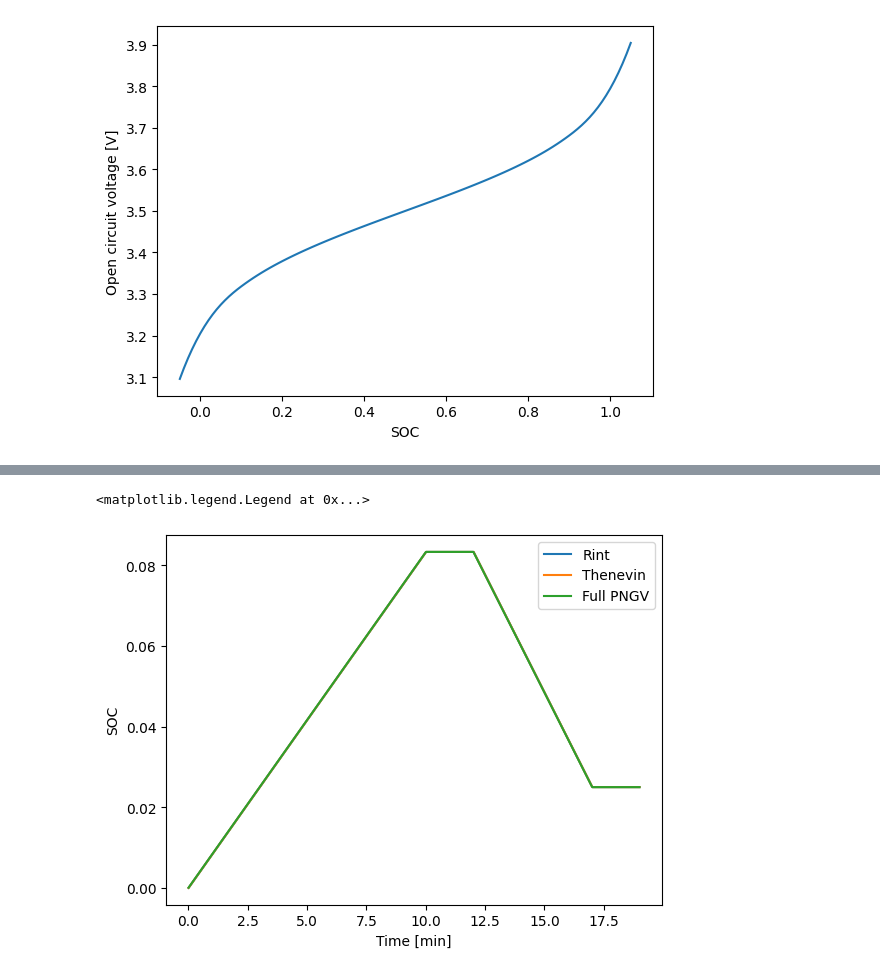
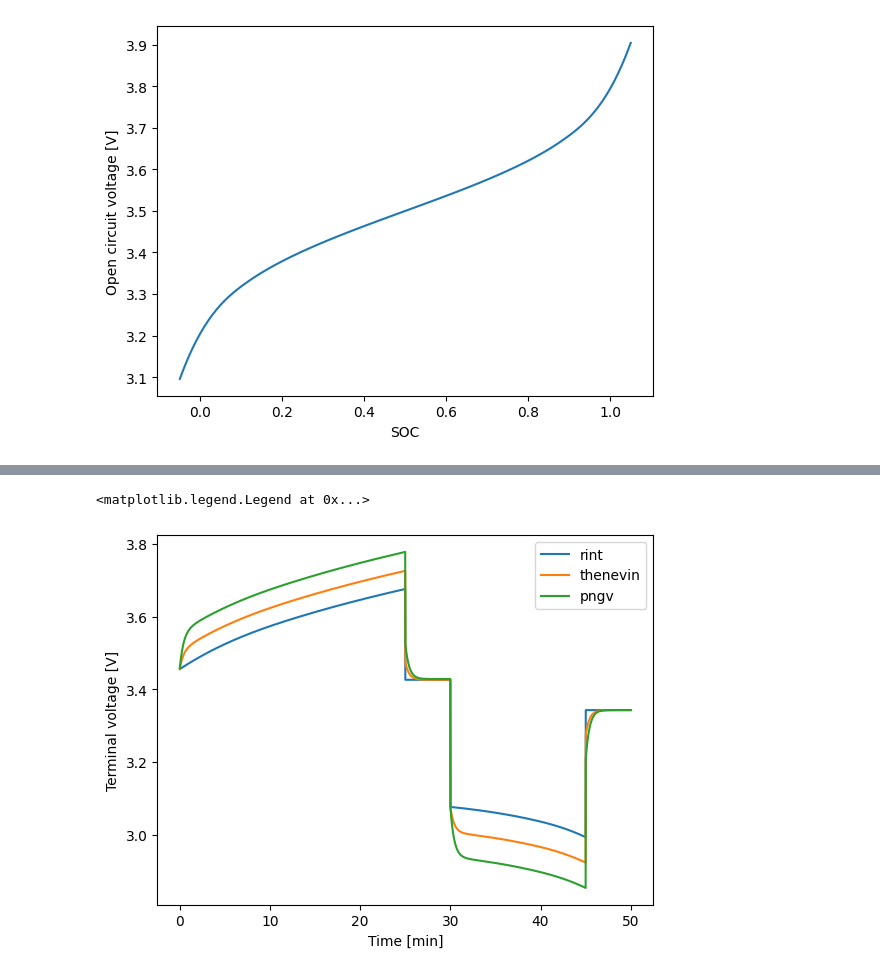
Before and after one commit to ROVI-org/auto-soh, a Jupyter notebook: notebooks/demonstrate_ecm.ipynb, the cells around one changed output, grey strips where cells are left out. Drawn from its saved outputs; the diff is of its cells as text; code cells hidden in the pictures.

Commit message:
Showing off simulator
Notebook now demonstrates how to use the ECM simulator.

```diff
--- a/notebooks/demonstrate_ecm.ipynb
+++ b/notebooks/demonstrate_ecm.ipynb
@@ -18,3 +6,13 @@ models = [rint, thenevin, pngv]
+# %%
+# Define basic specifications for different models
+specifications = {'rint': {'has_C0': False, 'num_RC': 0},
+                  'thenevin': {'has_C0': False, 'num_RC': 1},
+                  'pngv': {'has_C0': True, 'num_RC': 2}}
+# %%
+# Collect A-SOH templates
+asoh_dict = {}
+for model_name, specs in specifications.items():
+    asoh_dict[model_name] = ECMASOH.provide_template(has_C0=specs['has_C0'], num_RC=specs['num_RC'])
 # %%
 # They all use the same OCV; let's take a look at it
 soc_vals = np.linspace(-0.05, 1.05, 111)
@@ -77,11 +27,39 @@ plt.legend()
-# %%
-# Check SOCs are all the same
-plt.plot(time, socs[0], label='Rint')
-plt.plot(time, socs[1], label='Thenevin')
-plt.plot(time, socs[2], label='Full PNGV')
-plt.xlabel('Time [min]')
-plt.ylabel('SOC')
-plt.legend()
-# %% [output]
-<matplotlib.legend.Legend at 0x...>
-[figure, removed]
+# %%
+# Establish simulators
+simulators = {}
+for model_name, asoh in asoh_dict.items():
+    simulators[model_name] = ECMSimulator(asoh, keep_history=True)
+# %%
+# Let's pretend we will charge the battery for 25 minutes with a current of 5 A,
+# rest it for 5 minutes, discharge it for 15 minutes at a current of 7 A, and
+# finally rest it for another 2 minutes
+charge_time = 60 * 25
+rest_time = 60 * 5
+discharge_time = 60 * 15
+timestamps = np.arange(charge_time + rest_time + discharge_time + rest_time) + 1
+timestamps = timestamps.tolist()
+currents = [5] * charge_time
+currents += [0] * rest_time
+currents += [-7] * discharge_time
+currents += [0] * rest_time
+# Prepare list of inputs
+ecm_inputs = [ECMInput(time=time, current=current) \
+              for (time, current) in zip(timestamps, currents)]
+
+# Dictionary to store results
+voltages = {}
+for model_name, simulator in simulators.items():
+    measurements = simulator.evolve(ecm_inputs)
+    voltages[model_name] = [measure.terminal_voltage for measure in measurements]
+
+# Now, plotting
+timestamps = np.array(timestamps) / 60  # back to minutes
+fig, ax = plt.subplots()
+for model_name, volts in voltages.items():
+    ax.plot(timestamps, volts, label=model_name)
+ax.set_xlabel('Time [min]')
+ax.set_ylabel('Terminal voltage [V]')
+ax.legend()
+# %% [output]
+<matplotlib.legend.Legend at 0x...>
+[figure, added]
```
Also changed, not shown: parts of 5 cells of this notebook.
